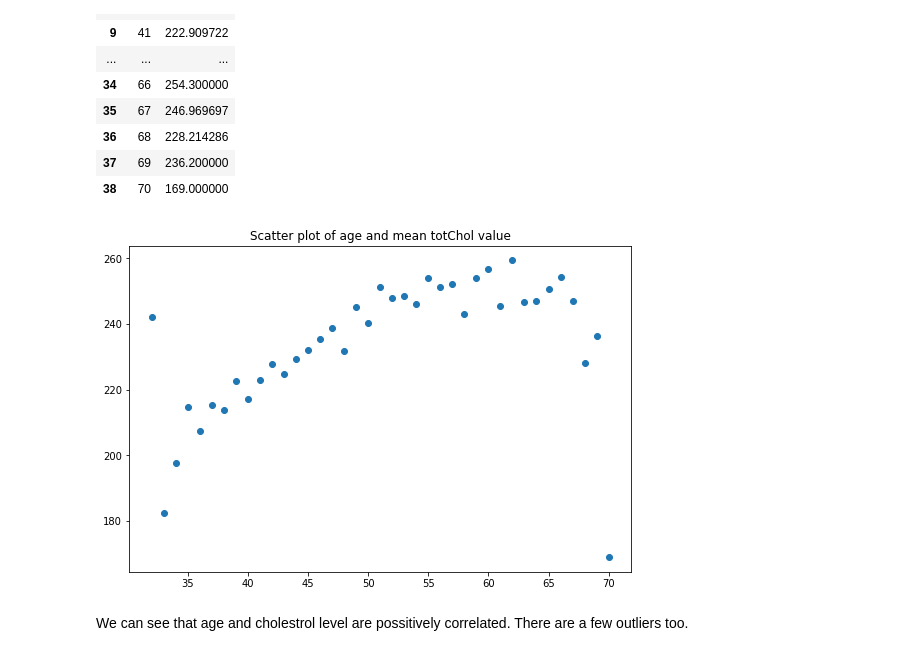
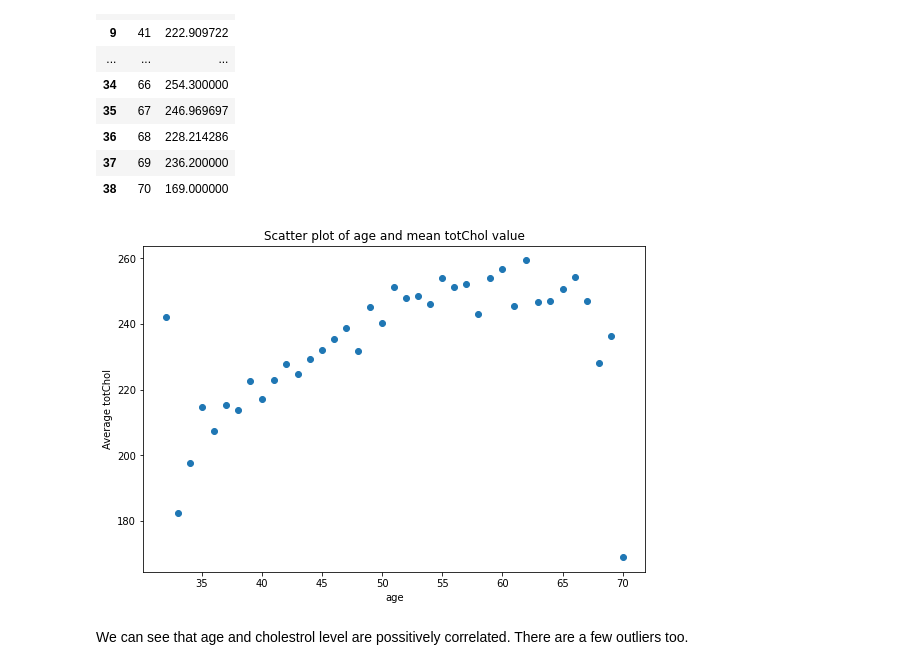
Before and after one commit to cpvivek/Coronary-Heart-Disease-Risk-Prediction, a Jupyter notebook: Capstone_Project_ML_Classification_Cardiovascular_Disease_Risk.ipynb, the cells around one changed output. Saved outputs shown, nothing was run; the diff lists cells and outputs as text; code cells hidden in the pictures.

```diff
--- a/Capstone_Project_ML_Classification_Cardiovascular_Disease_Risk.ipynb
+++ b/Capstone_Project_ML_Classification_Cardiovascular_Disease_Risk.ipynb
@@ -353,10 +338,12 @@ chol_age
 # %%
 plt.figure(figsize=(9,6))
 plt.title('Scatter plot of age and mean totChol value')
+plt.xlabel('age')
+plt.ylabel('Average totChol')
 plt.scatter(chol_age.age,chol_age.totChol)
 plt.show()
 # %% [output]
-[figure, old version]
+[figure, new version]
 # %% [markdown]
 We can see that age and cholestrol level are possitively correlated. There are a few outliers too.
 # %% [markdown]
```
Also changed, not shown: parts of 47 cells of this notebook.
